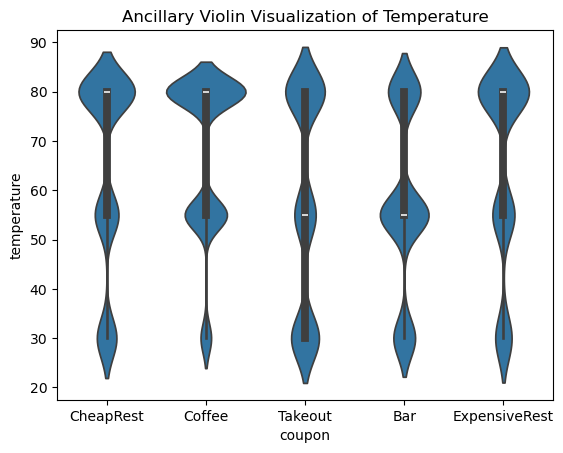
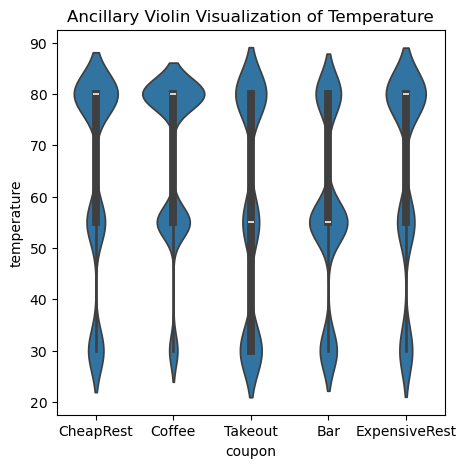
The notebook cell's code change between the first figure and the second:
--- before
+++ after
@@ -1,3 +1,3 @@
-
+plt.figure(figsize=(5,5))
 ax61 = sns.violinplot(data=data, x="coupon", y="temperature")
 ax61.set_title("Ancillary Violin Visualization of Temperature")

Commit: final